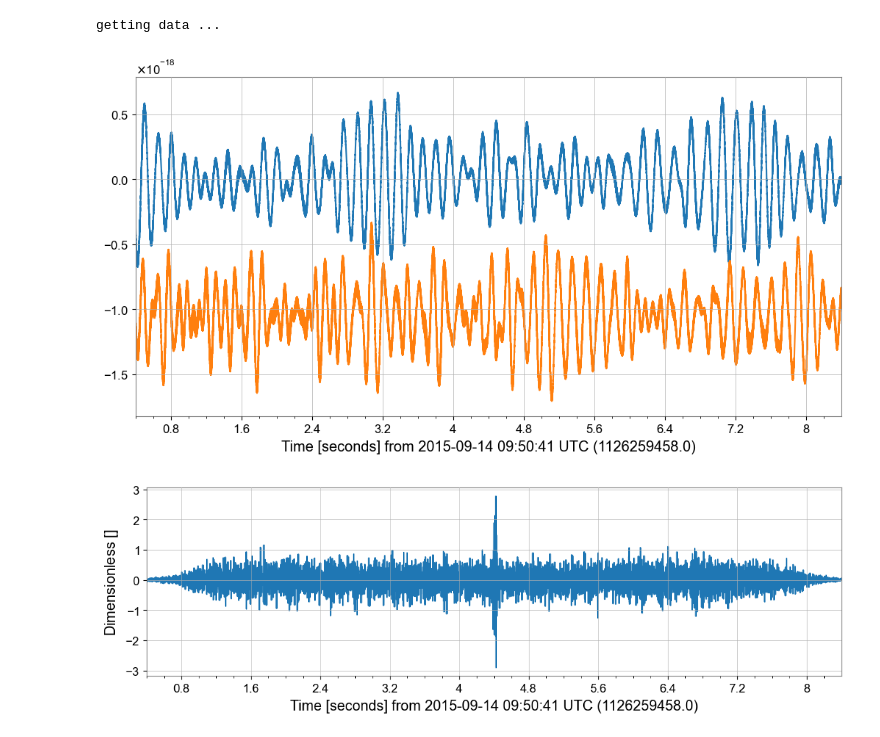
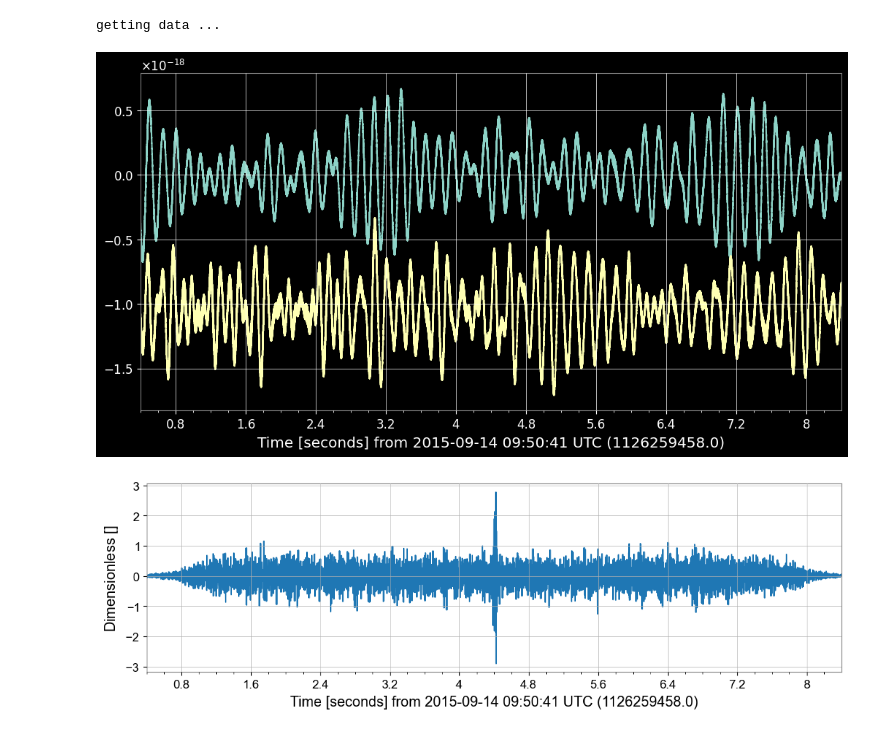
Before and after one commit to cloner1998/gravitational-waves-LIGO, a Jupyter notebook: notebooks/time_delay_calculation.ipynb, the cells around one changed output. Cells and saved outputs as stored; diff of their text form; code cells hidden in the pictures.

```diff
--- a/notebooks/time_delay_calculation.ipynb
+++ b/notebooks/time_delay_calculation.ipynb
@@ -13,10 +13,11 @@ data_L1 = TimeSeries.fetch_open_data('L1', t_merger-window, t_merger+window)
 getting data ...
 # %%
 from gwpy.plot import Plot
-
+import matplotlib
+matplotlib.use('module://matplotlib_inline.backend_inline')
 plot = Plot(data_H1, data_L1, figsize= (12, 6))
 # %% [output]
-[figure, old version]
+[figure, new version]
 # %%
 wh1 = data_H1.whiten().bandpass(50, 300)
 wl1 = data_L1.whiten().bandpass(50, 300)
```
Also changed, not shown: 5 other files.
